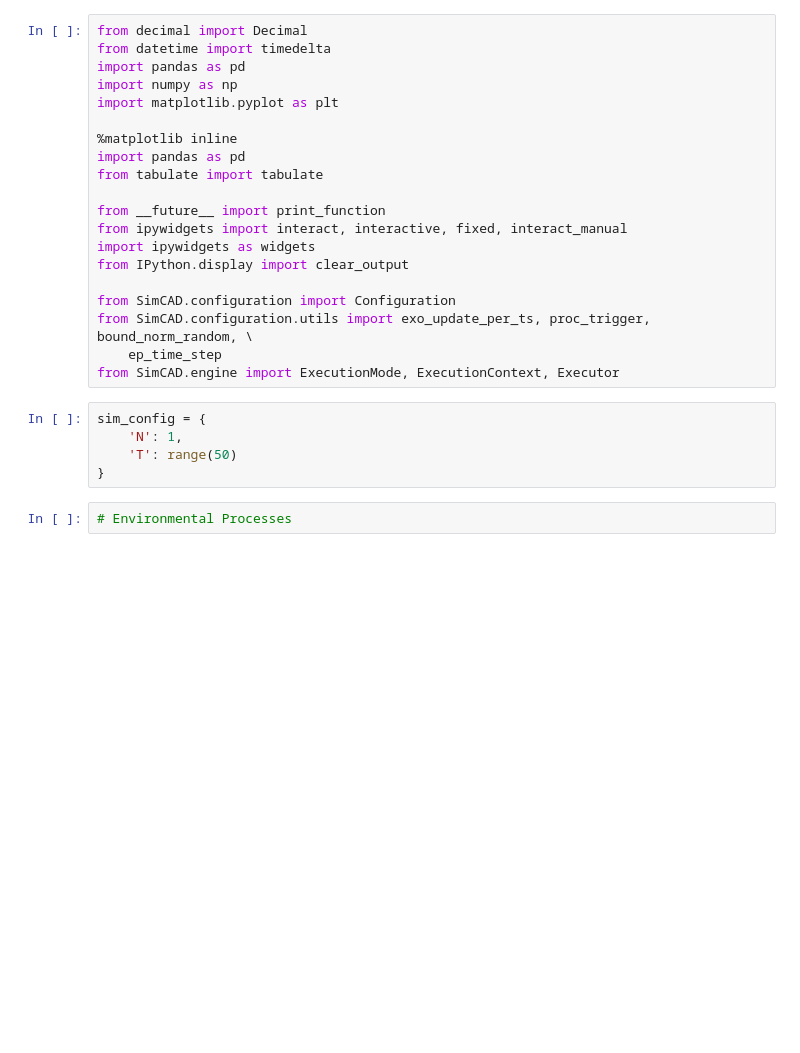
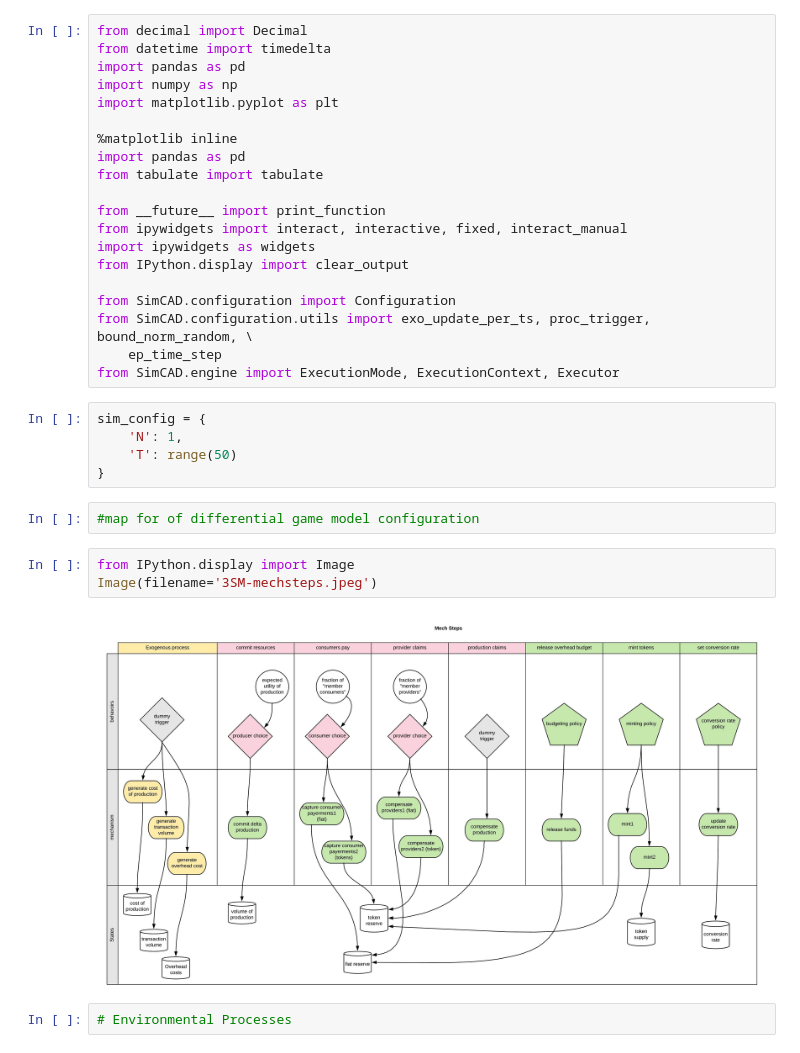
Before and after one commit to wilson3698/cadCAD, a Jupyter notebook: demos/ThreeSidedMarket.ipynb, the cells around one changed output. Cells and saved outputs as stored; diff of their text form; blank space fills up the shorter version.

```diff
--- a/demos/ThreeSidedMarket.ipynb
+++ b/demos/ThreeSidedMarket.ipynb
@@ -30,6 +30,13 @@ sim_config = {
     'N': 1,
     'T': range(50)
 }
+# %%
+#map for of differential game model configuration
+# %%
+from IPython.display import Image
+Image(filename='3SM-mechsteps.jpeg')
+# %% [output]
+[figure, added]
 # %%
 # Environmental Processes
 # %%
```
